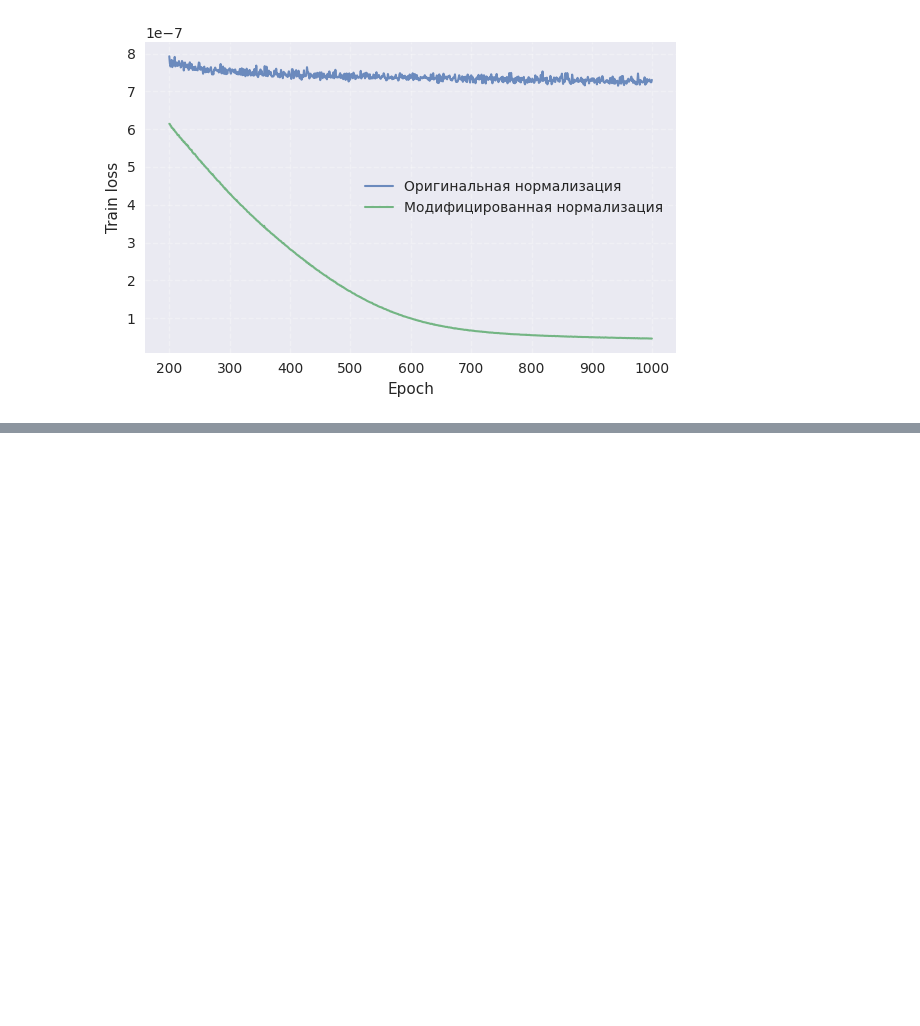
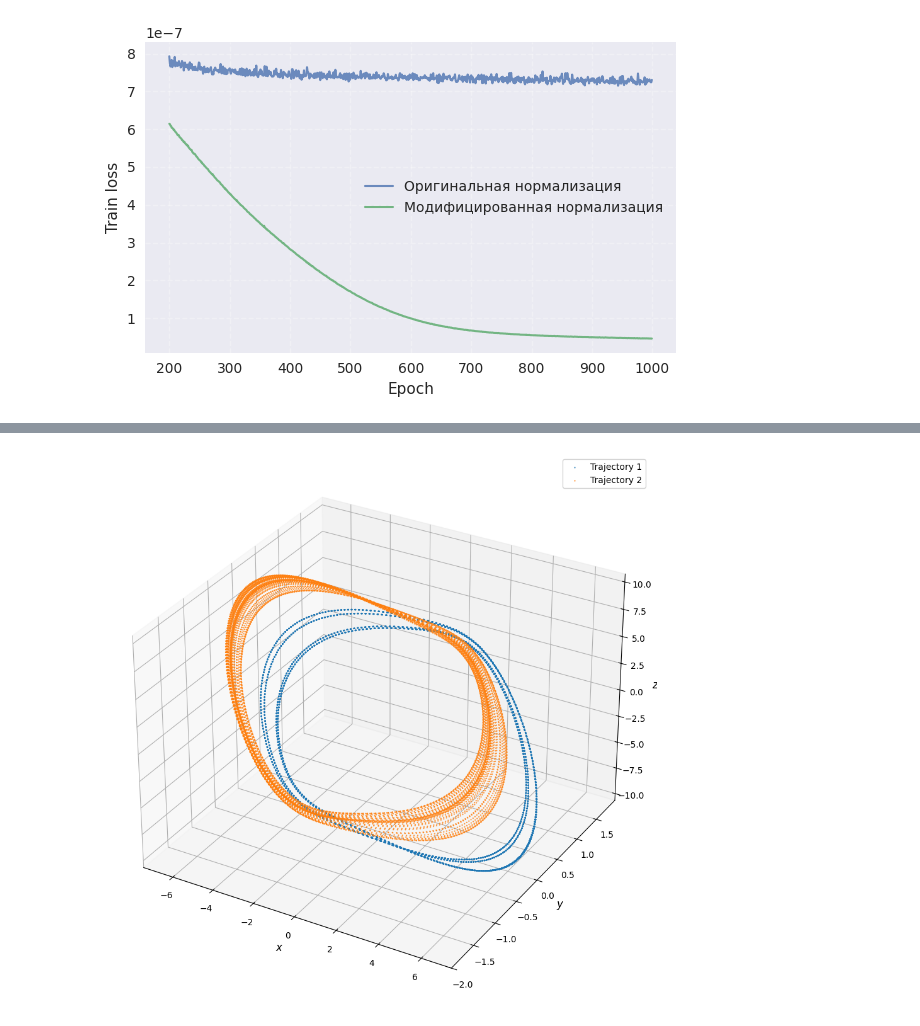
Before and after one commit to FFG99/neuromap_sync, a Jupyter notebook: experiments/normalization_chua/analysis.ipynb, the cells around one changed output, grey strips where cells are left out. Saved outputs shown, nothing was run; the diff lists cells and outputs as text; code cells hidden in the pictures; blank space fills up the shorter version.

```diff
--- a/experiments/normalization_chua/analysis.ipynb
+++ b/experiments/normalization_chua/analysis.ipynb
@@ -32,0 +116,4 @@ plt.show()
+# %%
+plot_compare_trajectories(nm_orig_traj1, nm_orig_traj2)
+# %% [output]
+[figure, added]
```
Also changed, not shown: parts of 4 cells of this notebook, 7 other files.
